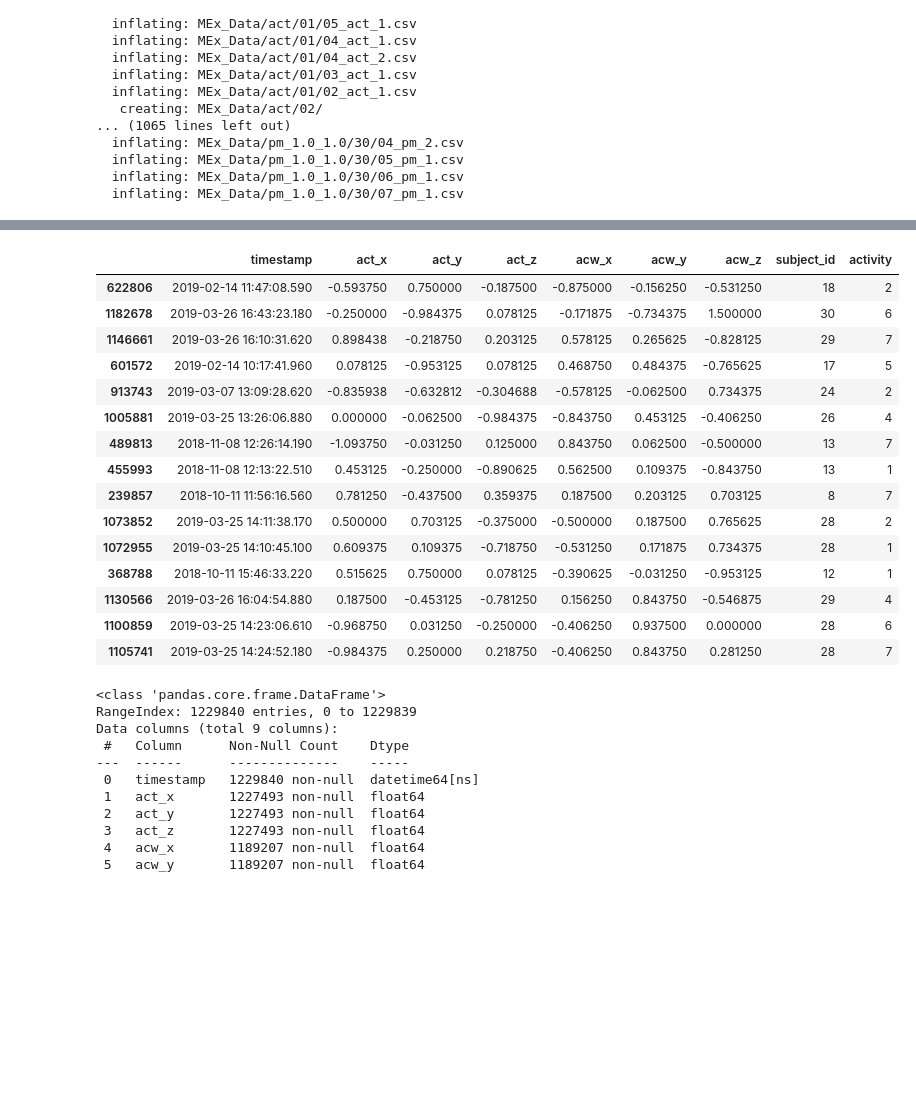
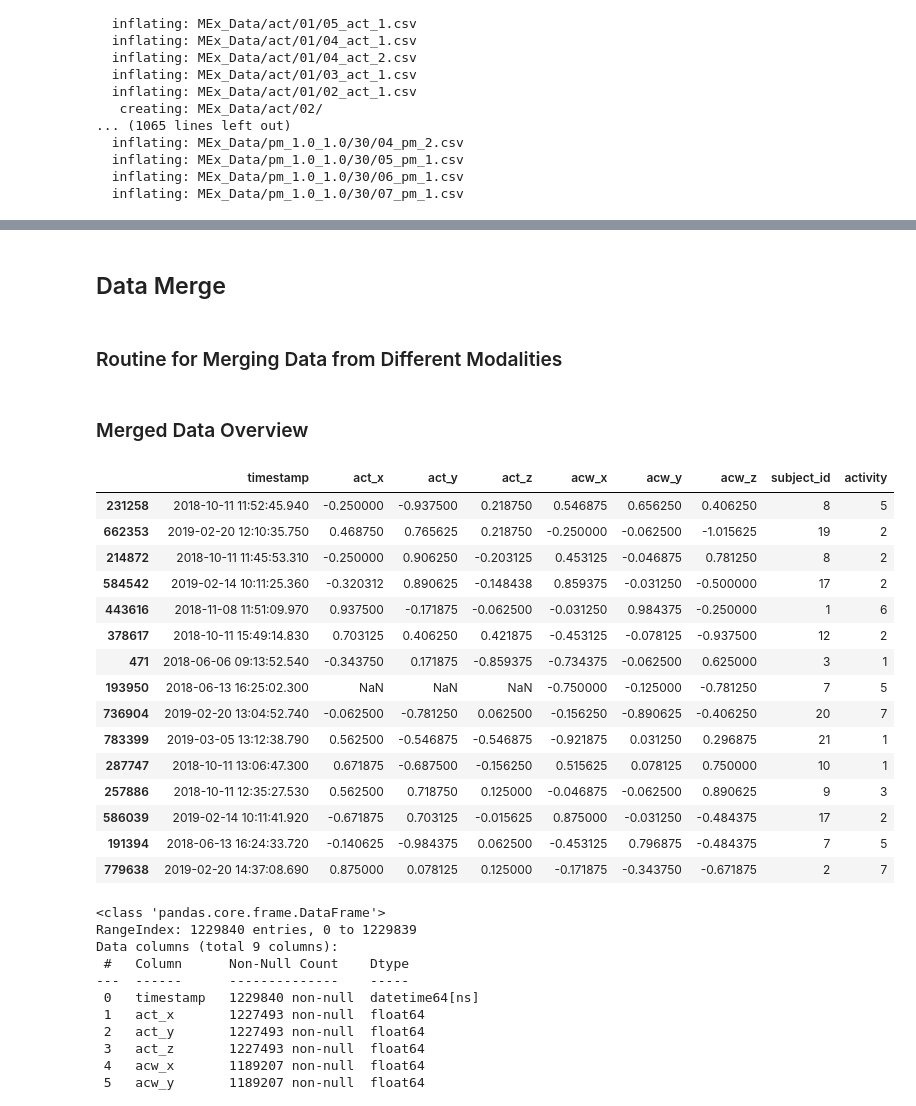
Before and after one commit to saif-mahmud/hierarchical-attention-HAR, a Jupyter notebook: MEx_Data.ipynb, the cells around one changed output, grey strips where cells are left out. Drawn from its saved outputs; the diff is of its cells as text; code cells hidden in the pictures; blank space fills up the shorter version.

```diff
--- a/MEx_Data.ipynb
+++ b/MEx_Data.ipynb
@@ -110,6 +117,10 @@ def get_activity(file_name:str):
     activivity = int(file_name.strip().split('_')[0])
 
     return activivity
+# %% [markdown]
+## Data Merge
+# %% [markdown]
+### Routine for Merging Data from Different Modalities
 # %%
 def get_merged_data():
 
@@ -150,24 +161,26 @@ def get_merged_data():
 
     return complete_df
 # %%
-data = get_merged_data()
+mex_data = get_merged_data()
+# %% [markdown]
+### Merged Data Overview
 # %%
-data.sample(15)
+mex_data.sample(15)
 # %% [output]
 |  | timestamp | act_x | act_y | act_z | acw_x | acw_y | acw_z | subject_id | activity |
-| 622806 | 2019-02-14 11:47:08.590 | -0.593750 | 0.750000 | -0.187500 | -0.875000 | -0.156250 | -0.531250 | 18 | 2 |
-| 1182678 | 2019-03-26 16:43:23.180 | -0.250000 | -0.984375 | 0.078125 | -0.171875 | -0.734375 | 1.500000 | 30 | 6 |
-| 1146661 | 2019-03-26 16:10:31.620 | 0.898438 | -0.218750 | 0.203125 | 0.578125 | 0.265625 | -0.828125 | 29 | 7 |
-| 601572 | 2019-02-14 10:17:41.960 | 0.078125 | -0.953125 | 0.078125 | 0.468750 | 0.484375 | -0.765625 | 17 | 5 |
-| 913743 | 2019-03-07 13:09:28.620 | -0.835938 | -0.632812 | -0.304688 | -0.578125 | -0.062500 | 0.734375 | 24 | 2 |
-| 1005881 | 2019-03-25 13:26:06.880 | 0.000000 | -0.062500 | -0.984375 | -0.843750 | 0.453125 | -0.406250 | 26 | 4 |
-| 489813 | 2018-11-08 12:26:14.190 | -1.093750 | -0.031250 | 0.125000 | 0.843750 | 0.062500 | -0.500000 | 13 | 7 |
-| 455993 | 2018-11-08 12:13:22.510 | 0.453125 | -0.250000 | -0.890625 | 0.562500 | 0.109375 | -0.843750 | 13 | 1 |
-| 239857 | 2018-10-11 11:56:16.560 | 0.781250 | -0.437500 | 0.359375 | 0.187500 | 0.203125 | 0.703125 | 8 | 7 |
-| 1073852 | 2019-03-25 14:11:38.170 | 0.500000 | 0.703125 | -0.375000 | -0.500000 | 0.187500 | 0.765625 | 28 | 2 |
-| 1072955 | 2019-03-25 14:10:45.100 | 0.609375 | 0.109375 | -0.718750 | -0.531250 | 0.171875 | 0.734375 | 28 | 1 |
-| 368788 | 2018-10-11 15:46:33.220 | 0.515625 | 0.750000 | 0.078125 | -0.390625 | -0.031250 | -0.953125 | 12 | 1 |
-| 1130566 | 2019-03-26 16:04:54.880 | 0.187500 | -0.453125 | -0.781250 | 0.156250 | 0.843750 | -0.546875 | 29 | 4 |
-| 1100859 | 2019-03-25 14:23:06.610 | -0.968750 | 0.031250 | -0.250000 | -0.406250 | 0.937500 | 0.000000 | 28 | 6 |
-| 1105741 | 2019-03-25 14:24:52.180 | -0.984375 | 0.250000 | 0.218750 | -0.406250 | 0.843750 | 0.281250 | 28 | 7 |
+| 231258 | 2018-10-11 11:52:45.940 | -0.250000 | -0.937500 | 0.218750 | 0.546875 | 0.656250 | 0.406250 | 8 | 5 |
+| 662353 | 2019-02-20 12:10:35.750 | 0.468750 | 0.765625 | 0.218750 | -0.250000 | -0.062500 | -1.015625 | 19 | 2 |
+| 214872 | 2018-10-11 11:45:53.310 | -0.250000 | 0.906250 | -0.203125 | 0.453125 | -0.046875 | 0.781250 | 8 | 2 |
+| 584542 | 2019-02-14 10:11:25.360 | -0.320312 | 0.890625 | -0.148438 | 0.859375 | -0.031250 | -0.500000 | 17 | 2 |
+| 443616 | 2018-11-08 11:51:09.970 | 0.937500 | -0.171875 | -0.062500 | -0.031250 | 0.984375 | -0.250000 | 1 | 6 |
+| 378617 | 2018-10-11 15:49:14.830 | 0.703125 | 0.406250 | 0.421875 | -0.453125 | -0.078125 | -0.937500 | 12 | 2 |
+| 471 | 2018-06-06 09:13:52.540 | -0.343750 | 0.171875 | -0.859375 | -0.734375 | -0.062500 | 0.625000 | 3 | 1 |
+| 193950 | 2018-06-13 16:25:02.300 | NaN | NaN | NaN | -0.750000 | -0.125000 | -0.781250 | 7 | 5 |
+| 736904 | 2019-02-20 13:04:52.740 | -0.062500 | -0.781250 | 0.062500 | -0.156250 | -0.890625 | -0.406250 | 20 | 7 |
+| 783399 | 2019-03-05 13:12:38.790 | 0.562500 | -0.546875 | -0.546875 | -0.921875 | 0.031250 | 0.296875 | 21 | 1 |
+| 287747 | 2018-10-11 13:06:47.300 | 0.671875 | -0.687500 | -0.156250 | 0.515625 | 0.078125 | 0.750000 | 10 | 1 |
+| 257886 | 2018-10-11 12:35:27.530 | 0.562500 | 0.718750 | 0.125000 | -0.046875 | -0.062500 | 0.890625 | 9 | 3 |
+| 586039 | 2019-02-14 10:11:41.920 | -0.671875 | 0.703125 | -0.015625 | 0.875000 | -0.031250 | -0.484375 | 17 | 2 |
+| 191394 | 2018-06-13 16:24:33.720 | -0.140625 | -0.984375 | 0.062500 | -0.453125 | 0.796875 | -0.484375 | 7 | 5 |
+| 779638 | 2019-02-20 14:37:08.690 | 0.875000 | 0.078125 | 0.125000 | -0.171875 | -0.343750 | -0.671875 | 2 | 7 |
 # %%
```
Also changed, not shown: parts of 19 cells of this notebook.
